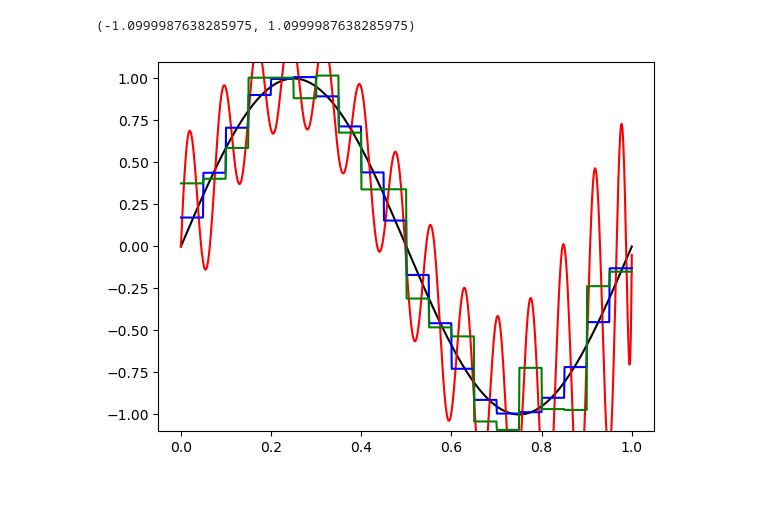
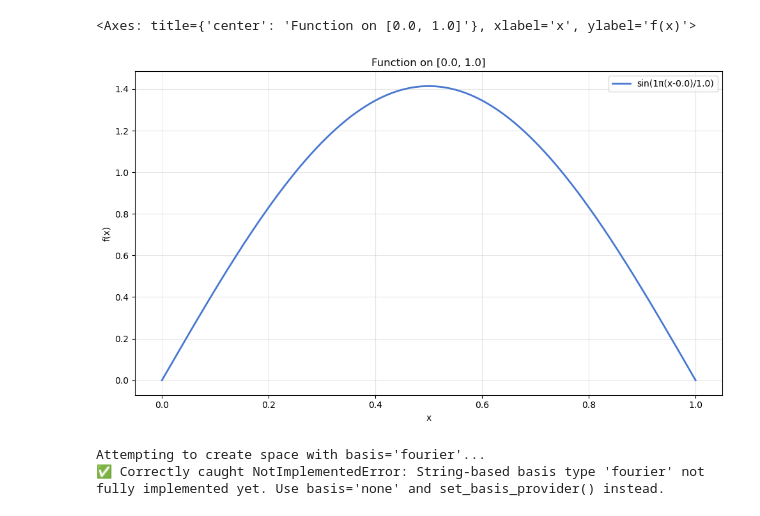
Before and after one commit to da380/pygeoinf, a Jupyter notebook: pygeoinf/interval/demos/test.ipynb, the cells around one changed output. Cells and saved outputs as stored; diff of their text form; code cells hidden in the pictures.

```diff
--- a/pygeoinf/interval/demos/test.ipynb
+++ b/pygeoinf/interval/demos/test.ipynb
@@ -14,4 +7,8 @@ from pygeoinf.operators import LinearOperator
 # Create model space
 function_domain = IntervalDomain(0, 1)
 N = 10
-M = L2Space(N, function_domain, basis_type='none')
+print(f"Creating Lebesgue space with basis='none'")
+M = Lebesgue(N, function_domain, basis='none')
+print(f"Successfully created space with basis_type: {M._basis_type}")
+print(f"Basis provider: {M.basis_provider}")
+print(f"Use basis provider: {M._use_basis_provider}")
@@ -132,11 +20,38 @@ m_pli = M.project(m_tilde)
-# %%
-x_viz = function_domain.uniform_mesh(1000)
-plt.plot(x_viz, m_bar.evaluate(x_viz), label='True model', color='black')
-plt.plot(x_viz, m_tilde.evaluate(x_viz), label='Inverted model', color='red')
-plt.plot(x_viz, m_tilde_discrete.evaluate(x_viz), label='Inverted model (discrete)', color='blue')
-plt.plot(x_viz, m_pli.evaluate(x_viz), label='PLI smoothed model', color='green')
-m_bar_eval = m_bar.evaluate(x_viz)
-plt.ylim((np.min(m_bar_eval)-0.1, np.max(m_bar_eval)+0.1))
-# %% [output]
-(-1.0999987638285975, 1.0999987638285975)
-[figure, removed]
+# %%
+f_provider = fp.SineFunctionProvider(M)
+basis_provider = BasisProvider(M, f_provider, basis_type='sine')
+M.set_basis_provider(basis_provider)
+# %%
+M.get_basis_function(0).plot()
+# %% [output]
+<Axes: title={'center': 'Function on [0.0, 1.0]'}, xlabel='x', ylabel='f(x)'>
+[figure, added]
+# %%
+# Reload the module to get the latest changes
+import importlib
+import sys
+modules_to_reload = [mod for mod in sys.modules.keys() if mod.startswith('pygeoinf')]
+for mod in modules_to_reload:
+    if mod in sys.modules:
+        del sys.modules[mod]
+
+# Now import fresh modules
+from pygeoinf.interval.lebesgue_space import Lebesgue
+from pygeoinf.interval.interval_domain import IntervalDomain
+
+# Test that unimplemented string basis types raise proper errors
+try:
+    print("Attempting to create space with basis='fourier'...")
+    failing_space = Lebesgue(5, function_domain, basis='fourier')
+    print(f"❌ Should have failed! Created space with basis_type: {failing_space._basis_type}")
+    print(f"   basis_provider: {failing_space.basis_provider}")
+    print(f"   use_basis_provider: {failing_space._use_basis_provider}")
+except NotImplementedError as e:
+    print(f"✅ Correctly caught NotImplementedError: {e}")
+except Exception as e:
+    print(f"❌ Wrong exception type: {type(e).__name__}: {e}")
+    import traceback
+    traceback.print_exc()
+# %% [output]
+Attempting to create space with basis='fourier'...
+✅ Correctly caught NotImplementedError: String-based basis type 'fourier' not fully implemented yet. Use basis='none' and set_basis_provider() instead.
```
Also changed, not shown: parts of 20 cells of this notebook, 42 other files.
